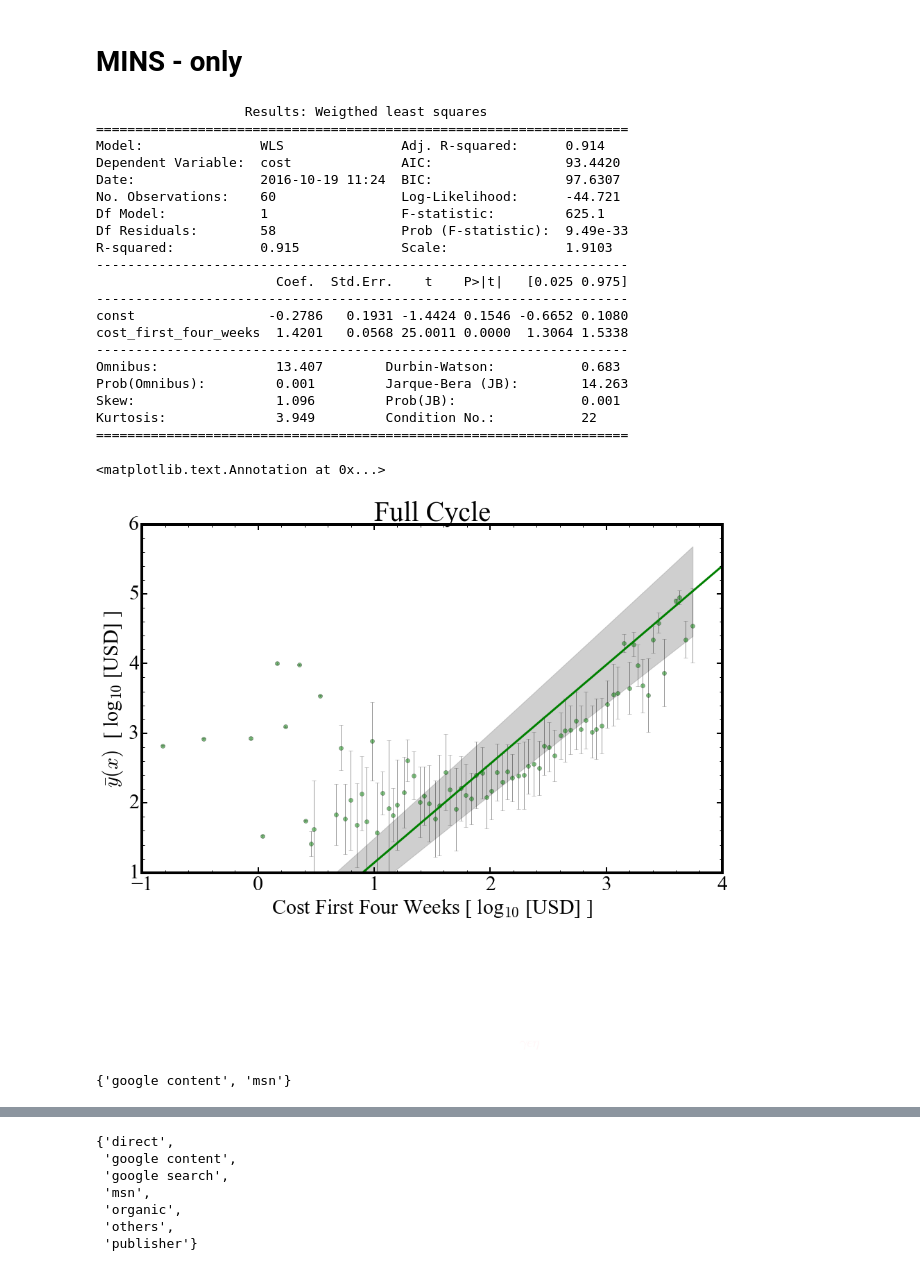
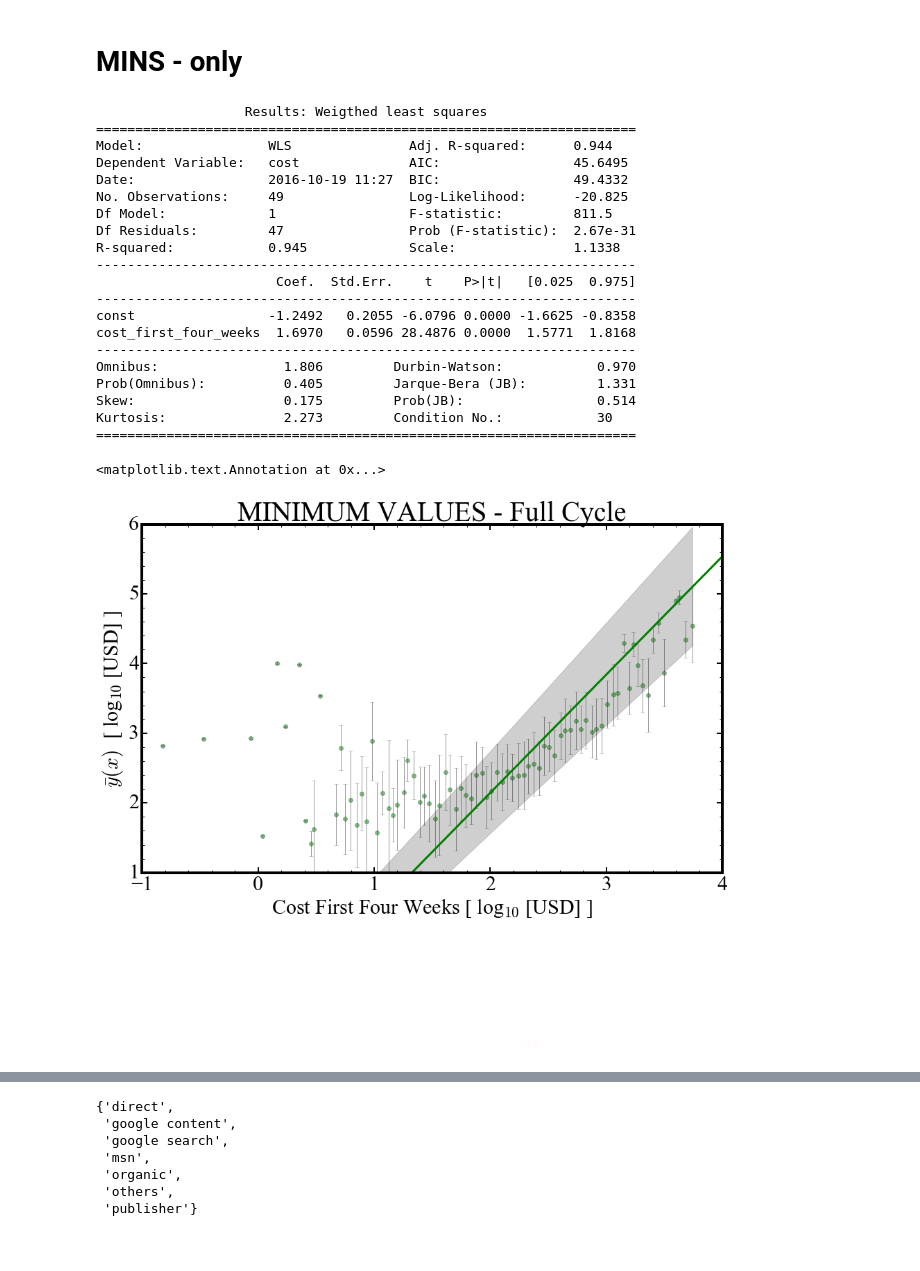
Before and after one commit to gmsardane/employer-ltv, a Jupyter notebook: ltv-calculation.ipynb, the cells around one changed output, grey strips where cells are left out. Cells and saved outputs as stored; diff of their text form; code cells hidden in the pictures.

```diff
--- a/ltv-calculation.ipynb
+++ b/ltv-calculation.ipynb
@@ -638,56 +638,52 @@ plt.ylim(+1.0, 6)
 
 #Fit a line through these points.
 import statsmodels.api as sm
 from statsmodels.sandbox.regression.predstd import wls_prediction_std
 from scipy import stats
 
-fit_region = good_xmeans >= 1.0
+fit_region = good_xmeans >= 1.5
 model = sm.WLS(good_mins[fit_region], sm.add_constant(good_xmeans[fit_region]),
                weights=1./good_wgts[fit_region]**2)
 fitted = model.fit()
 #sdev, lower, upper = wls_prediction_std(fitted)
 W = np.arange(-3, 5.5, 0.1)
 plt.plot(W, fitted.params[0] + W*fitted.params[1], 'g-', linewidth=3)
 print fitted.summary2()
 
 #Plotting the 95% confidence interval for the line above.
 y_hat = good_xmeans*fitted.params[1] + fitted.params[0]
 y_err = good_mins - y_hat
 mean_centers = good_xmeans.T[1].mean()
 n = len(good_xmeans)
 dof = n - 2
 t = stats.t.ppf(1-0.025, df=dof) #95% CONFIDENCE INTERVAL FOR THE REGRRESSION LINE.
 s_err = np.sum(np.power(y_err, 2))
 conf = t * np.sqrt((s_err/(n-2))*(1.0/n + (np.power((good_xmeans-mean_centers),2)/((np.sum(np.power(good_xmeans,2))) - n*(np.power(mean_centers,2))))))
 upper = good_xmeans*fitted.params[1] + fitted.params[0] + abs(conf)
 lower = good_xmeans*fitted.params[1] + fitted.params[0] - abs(conf)
 plt.fill_between(good_xmeans, lower, upper, color='#888888', alpha=0.4)
-plt.title('Full Cycle', fontsize = 40)
+plt.title('MINIMUM VALUES - Full Cycle', fontsize = 40)
 plt.annotate(r'$\gamma\epsilon\eta$', xy=(2, 1), xytext=(2.25, -1.5), fontsize = 20, alpha=0.15, color='pink')
 # %% [output]
                    Results: Weigthed least squares
-====================================================================
-Model:               WLS               Adj. R-squared:      0.914
-Dependent Variable:  cost              AIC:                 93.4420
-Date:                2016-10-19 11:24  BIC:                 97.6307
-No. Observations:    60                Log-Likelihood:      -44.721
-Df Model:            1                 F-statistic:         625.1
-Df Residuals:        58                Prob (F-statistic):  9.49e-33
-R-squared:           0.915             Scale:               1.9103
---------------------------------------------------------------------
-                       Coef.  Std.Err.    t    P>|t|   [0.025 0.975]
---------------------------------------------------------------------
-const                 -0.2786   0.1931 -1.4424 0.1546 -0.6652 0.1080
-cost_first_four_weeks  1.4201   0.0568 25.0011 0.0000  1.3064 1.5338
---------------------------------------------------------------------
-Omnibus:               13.407        Durbin-Watson:           0.683
-Prob(Omnibus):         0.001         Jarque-Bera (JB):        14.263
-Skew:                  1.096         Prob(JB):                0.001
-Kurtosis:              3.949         Condition No.:           22
-====================================================================
+=====================================================================
+Model:                WLS               Adj. R-squared:      0.944
+Dependent Variable:   cost              AIC:                 45.6495
+Date:                 2016-10-19 11:27  BIC:                 49.4332
+No. Observations:     49                Log-Likelihood:      -20.825
+Df Model:             1                 F-statistic:         811.5
+Df Residuals:         47                Prob (F-statistic):  2.67e-31
+R-squared:            0.945             Scale:               1.1338
+---------------------------------------------------------------------
+                       Coef.  Std.Err.    t    P>|t|   [0.025  0.975]
+---------------------------------------------------------------------
+const                 -1.2492   0.2055 -6.0796 0.0000 -1.6625 -0.8358
+cost_first_four_weeks  1.6970   0.0596 28.4876 0.0000  1.5771  1.8168
+---------------------------------------------------------------------
+Omnibus:                1.806         Durbin-Watson:            0.970
+Prob(Omnibus):          0.405         Jarque-Bera (JB):         1.331
+Skew:                   0.175         Prob(JB):                 0.514
+Kurtosis:               2.273         Condition No.:            30
+=====================================================================
 <matplotlib.text.Annotation at 0x...>
-[figure, old version]
+[figure, new version]
-# %%
-set(test_data_SEM.source)
-# %% [output]
-{'google content', 'msn'}
```
Also changed, not shown: parts of 3 cells of this notebook.
